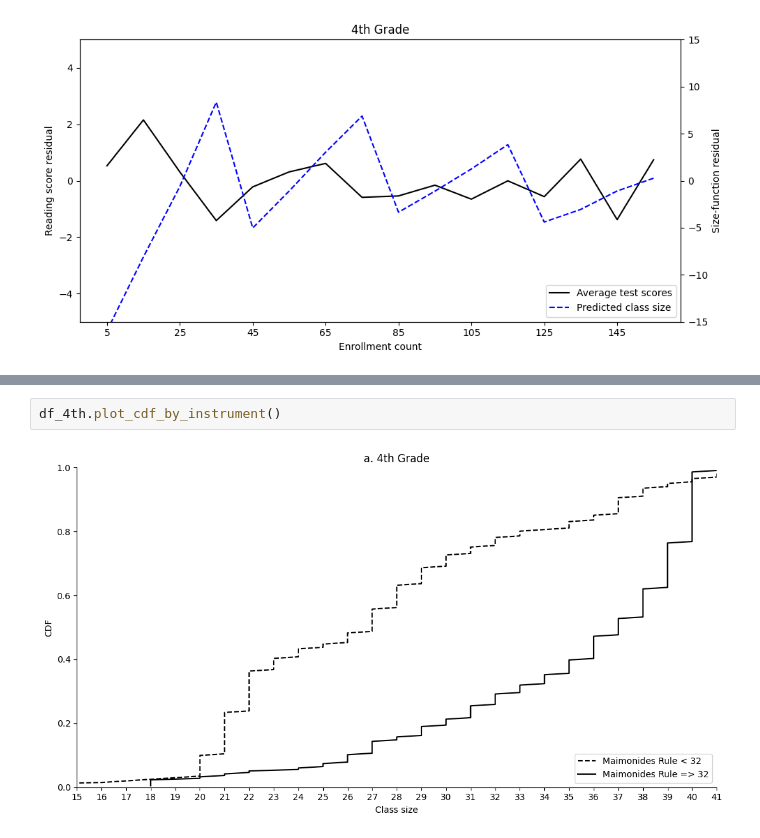
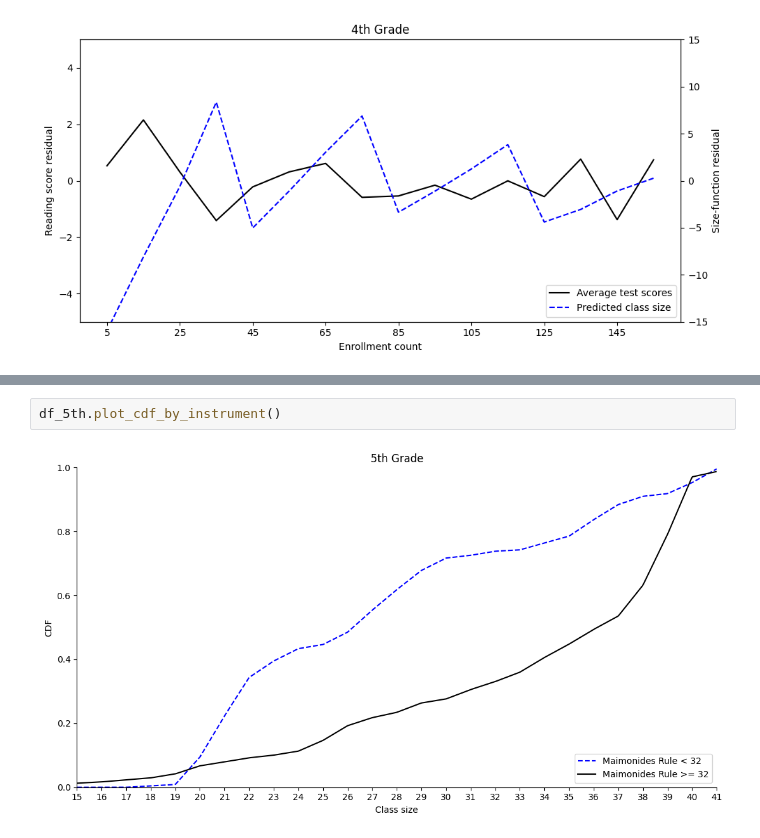
Before and after one commit to eisenhauerIO/project-business-decisions-didida2007, a Jupyter notebook: my-project.ipynb, the cells around one changed output, grey strips where cells are left out. Cells and saved outputs as stored; diff of their text form.

```diff
--- a/my-project.ipynb
+++ b/my-project.ipynb
@@ -191,6 +218,6 @@ df_5th.custom_pooled_interaction_table(df_4th)
 | Root MSE | 7.92 | 10.22 | 6.91 | 8.28 | 6.69 | 7.34 | 8.39 | ... |
 | N | 2,024 | 2,024 | 2,055 | 2,055 | 4,079 |  | 4,079 | ... |
 # %%
-df_4th.plot_cdf_by_instrument()
+df_5th.plot_cdf_by_instrument()
 # %% [output]
-[figure, old version]
+[figure, new version]
```
Also changed, not shown: parts of 8 cells of this notebook, 4 other files.
